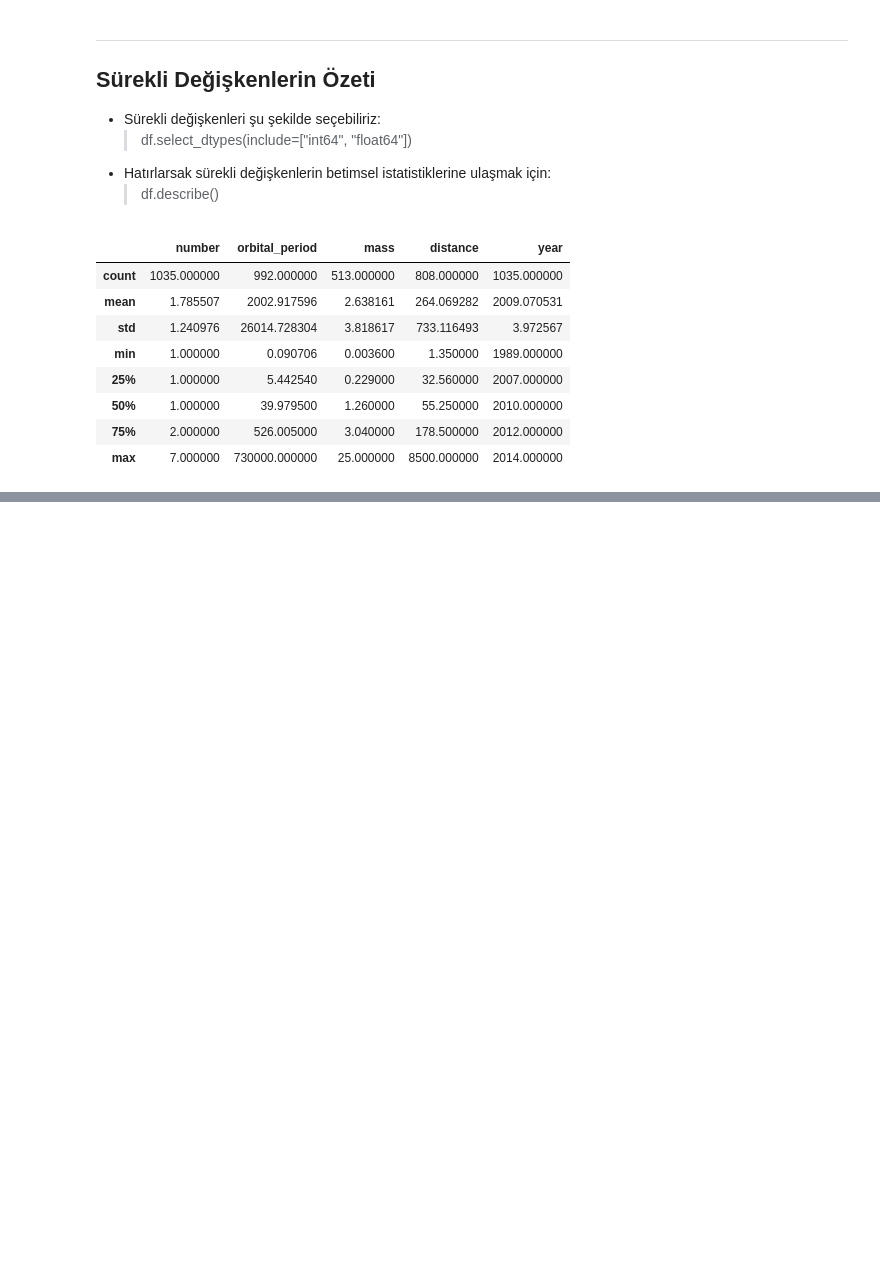
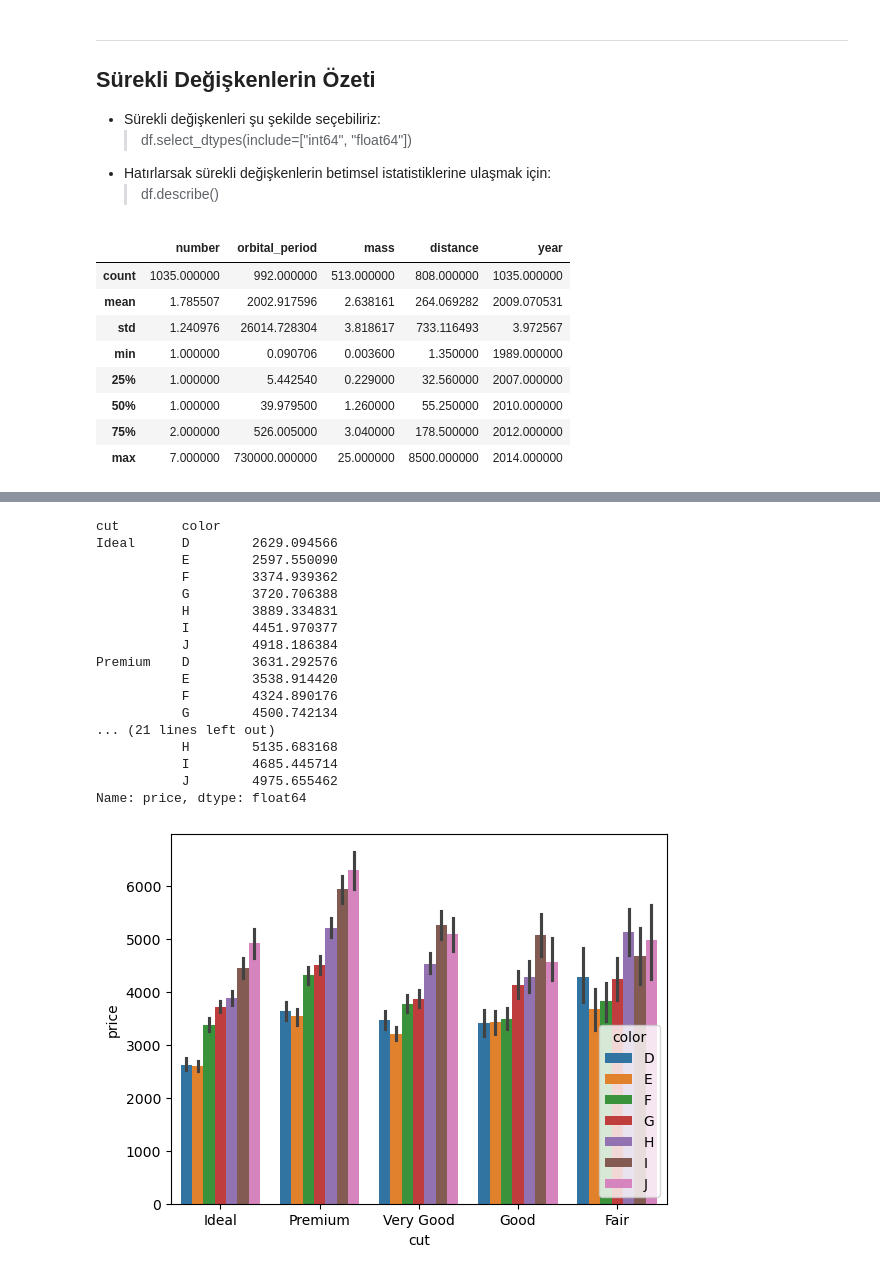
Before and after one commit to erayinal/Python, a Jupyter notebook: Udemy/_9NumericalPython/_5Seaborn.ipynb, the cells around one changed output, grey strips where cells are left out. Saved outputs shown, nothing was run; the diff lists cells and outputs as text; code cells hidden in the pictures; blank space fills up the shorter version.

```diff
--- a/Udemy/_9NumericalPython/_5Seaborn.ipynb
+++ b/Udemy/_9NumericalPython/_5Seaborn.ipynb
@@ -156,0 +254,22 @@ df.describe()
+# %%
+sns.barplot(x="cut", y="price", hue="color", data=df)
+df.groupby(["cut", "color"])["price"].mean()  #Doğrulama
+# %% [output]
+cut        color
+Ideal      D        2629.094566
+           E        2597.550090
+           F        3374.939362
+           G        3720.706388
+           H        3889.334831
+           I        4451.970377
+           J        4918.186384
+Premium    D        3631.292576
+           E        3538.914420
+           F        4324.890176
+           G        4500.742134
+... (21 lines left out)
+           H        5135.683168
+           I        4685.445714
+           J        4975.655462
+Name: price, dtype: float64
+[figure, added]
```
Also changed, not shown: parts of 9 cells of this notebook, 1 other file.
